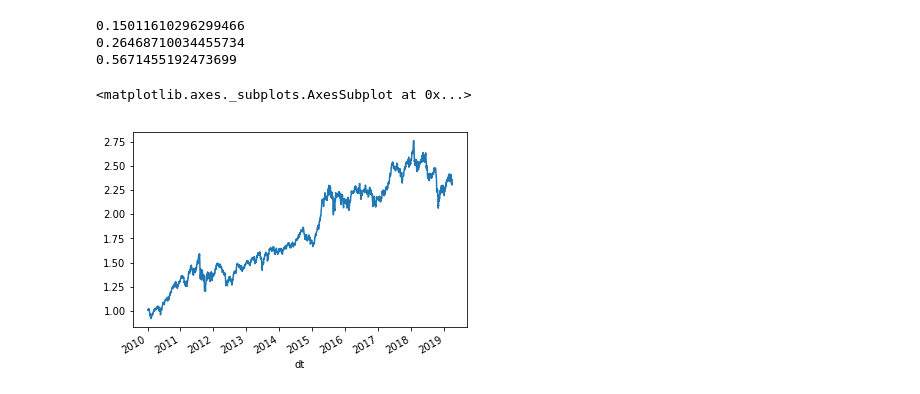
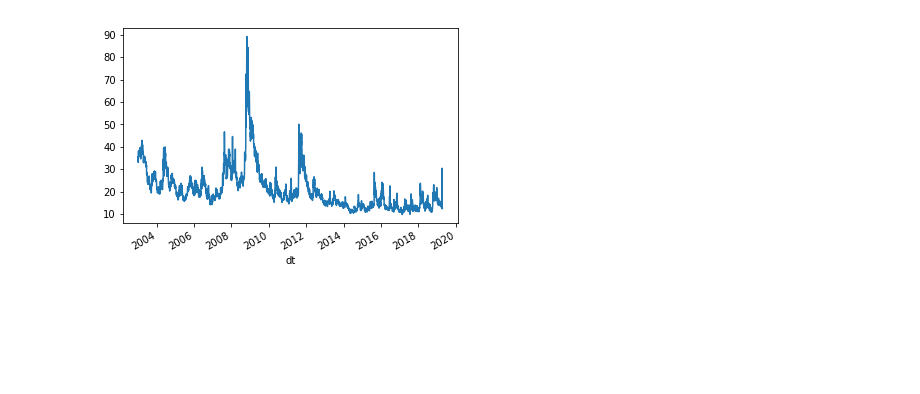
Before and after one commit to kimjungwon90/trade_bot, a Jupyter notebook: ServerSide.ipynb, the cells around one changed output. Cells and saved outputs as stored; diff of their text form; code cells hidden in the pictures; blank space fills up the shorter version.

```diff
--- a/ServerSide.ipynb
+++ b/ServerSide.ipynb
@@ -193,14 +111,0 @@ cum_pnl.plot()
-# %%
-cum_pnl = (df_kospi_test.mean(axis=1)["2010-01-01":]+1).cumprod()
-ann_rtn = cum_pnl.diff().mean() * 252
-ann_std = cum_pnl.diff().std() * (252 ** 0.5)
-print(ann_rtn)
-print(ann_std)
-print(ann_rtn/ann_std)
-cum_pnl.plot()
-# %% [output]
-0.15011610296299466
-0.26468710034455734
-0.5671455192473699
-<matplotlib.axes._subplots.AxesSubplot at 0x...>
-[figure, removed]
@@ -206,0 +139,41 @@ cum_pnl.plot()
+# %%
+import requests
+from bs4 import BeautifulSoup
+import pandas as pd
+
+url_1 = "http://marketdata.krx.co.kr/contents/COM/GenerateOTP.jspx?name=fileDown&filetype=csv&url=MKD/13/1301/13010302/mkd13010302&type=6&ind_type=1300&period_strt_dd=20000101&period_end_dd=20190416&pagePath=%2Fcontents%2FMKD%2F13%2F1301%2F13010302%2FMKD13010302.jsp"
+response = requests.get(url_1)
+
+url_2 = "http://file.krx.co.kr/download.jspx"
+json_data = {
+    "code" : response.content
+}
+headers_json = {
+    "Referer": "http://marketdata.krx.co.kr/contents/MKD/99/MKD99000001.jspx"
+}
+columns = ["dt", "close", "change", "rate", "open", "high", "low"]
+data = requests.post(url_2, data=json_data, headers=headers_json)
+parsing = BeautifulSoup(data.text)
+parsing_df = parsing.text.split("\n")
+parsing_df = [x.split(",") for x in parsing_df]
+
+parsing = BeautifulSoup(data.text)
+parsing_df = parsing.text.split("\n")
+parsing_df = [x.split(",") for x in parsing_df]
+parsing_df = pd.DataFrame(parsing_df[1:], columns=columns)
+parsing_df.index = parsing_df["dt"]
+parsing_df.drop("dt", axis=1, inplace=True)
+
+def to_float(element):
+    if (type(element) == str) and (len(element) != 0):
+        res = element.replace('\"', "")
+        return float(res)
+
+for column in parsing_df.columns:
+    parsing_df[column] = parsing_df[column].apply(to_float).astype("float32")
+
+parsing_df["rate"] /= 100
+parsing_df.index = pd.to_datetime(parsing_df.index, format='"%Y/%m/%d"')
+parsing_df.to_csv("./krx_web/vkospi_d.csv")
+# %%
+parsing_df.index = pd.to_datetime(parsing_df.index, format='"%Y/%m/%d"')
@@ -206,0 +182,5 @@ cum_pnl.plot()
+# %%
+parsing_df["close"].plot()
+plt.show()
+# %% [output]
+[figure, added]
```
Also changed, not shown: parts of 14 cells of this notebook, 4 other files.
